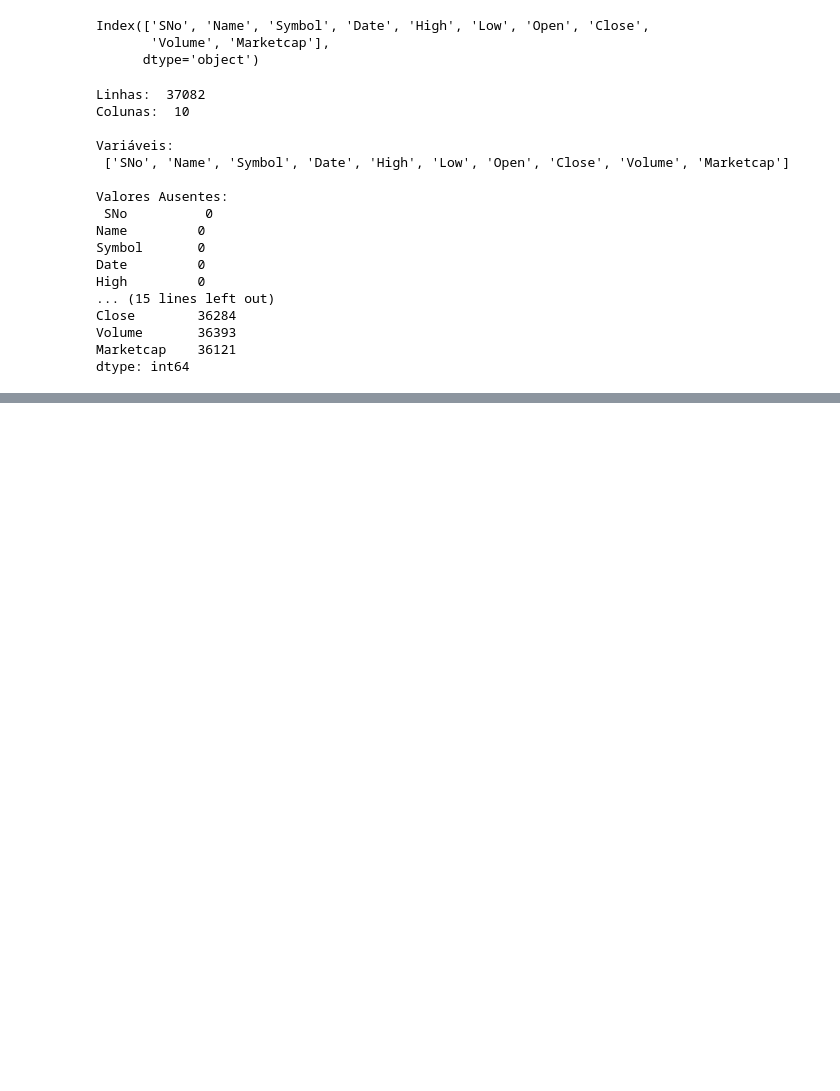
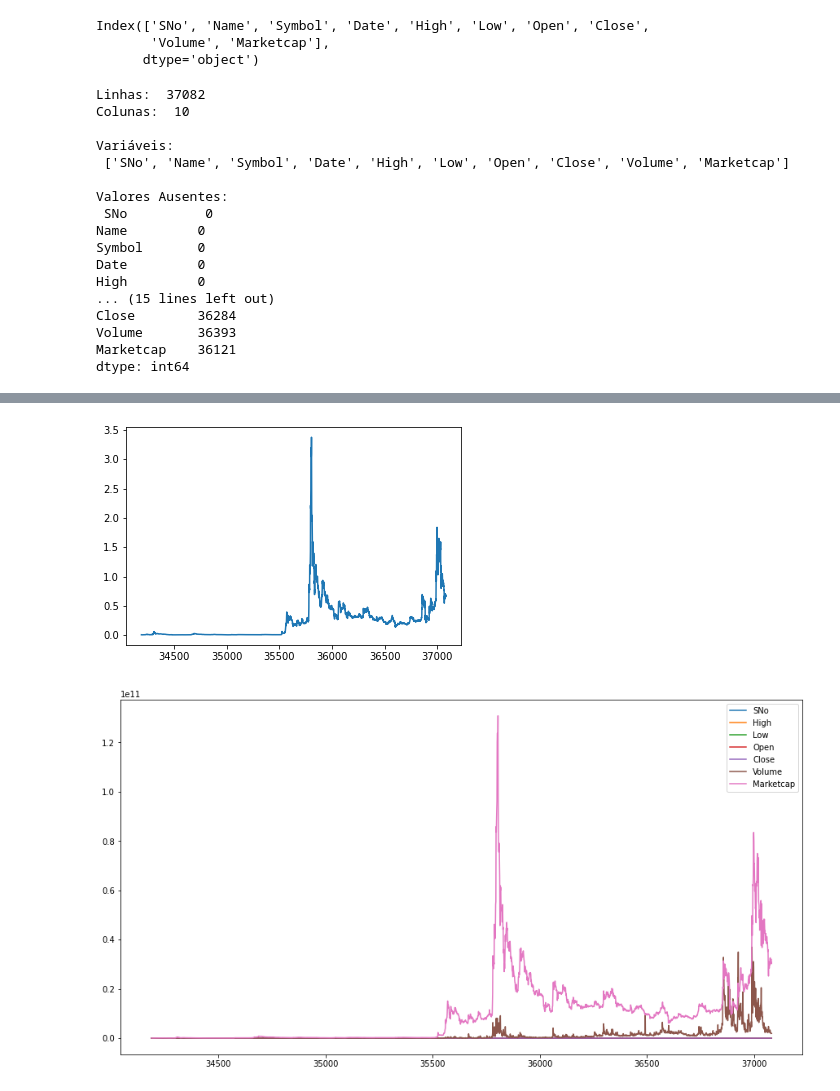
Before and after one commit to RobertoEderAguiar/equipe4, a Jupyter notebook: notebooks/Análise BTC.ipynb, the cells around one changed output, grey strips where cells are left out. Saved outputs shown, nothing was run; the diff lists cells and outputs as text; code cells hidden in the pictures; blank space fills up the shorter version.

```diff
--- a/notebooks/Análise BTC.ipynb
+++ b/notebooks/Análise BTC.ipynb
@@ -136,0 +263,8 @@ frame["Volume"].plot()
+# %%
+df_xrp.Close.plot(label='XRP Close')
+df_xrp.plot(label='XRP')
+plt.legend()
+plt.gcf().set_size_inches(15,8)
+# %% [output]
+[figure, added]
+[figure, added]
```
Also changed, not shown: parts of 16 cells of this notebook.
